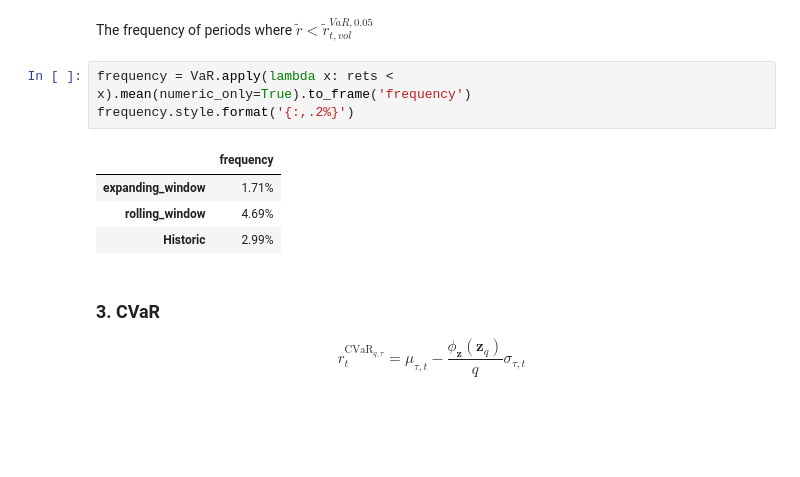
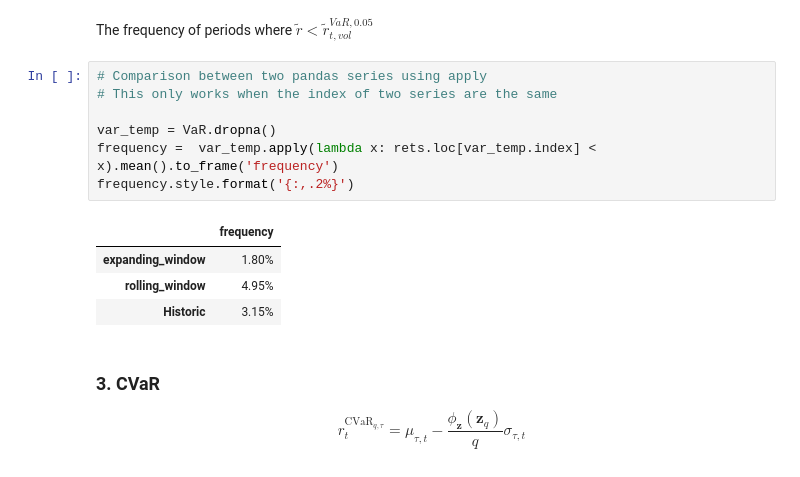
Before and after one commit to MarkHendricks/finm-portfolio-2023, a Jupyter notebook: review/Portfolio 2023 - TA Review Session 3.ipynb, the cells around one changed output. Drawn from its saved outputs; the diff is of its cells as text; blank space fills up the shorter version.

```diff
--- a/review/Portfolio 2023 - TA Review Session 3.ipynb
+++ b/review/Portfolio 2023 - TA Review Session 3.ipynb
@@ -92,13 +92,17 @@ VaR.plot(title = 'VaR Estimates', ylabel = '5% VaR', xlabel = 'Date')
 # %% [markdown]
 The frequency of periods where $\tilde{r} < \tilde{r}^{VaR, 0.05}_{t,vol}$
 # %%
-frequency = VaR.apply(lambda x: rets < x).mean(numeric_only=True).to_frame('frequency')
+# Comparison between two pandas series using apply
+# This only works when the index of two series are the same
+
+var_temp = VaR.dropna()
+frequency =  var_temp.apply(lambda x: rets.loc[var_temp.index] < x).mean().to_frame('frequency')
 frequency.style.format('{:,.2%}')
 # %% [output]
 |  | frequency |
-| expanding_window | 1.71% |
-| rolling_window | 4.69% |
-| Historic | 2.99% |
+| expanding_window | 1.80% |
+| rolling_window | 4.95% |
+| Historic | 3.15% |
 # %% [markdown]
 ### 3. CVaR
 
```
